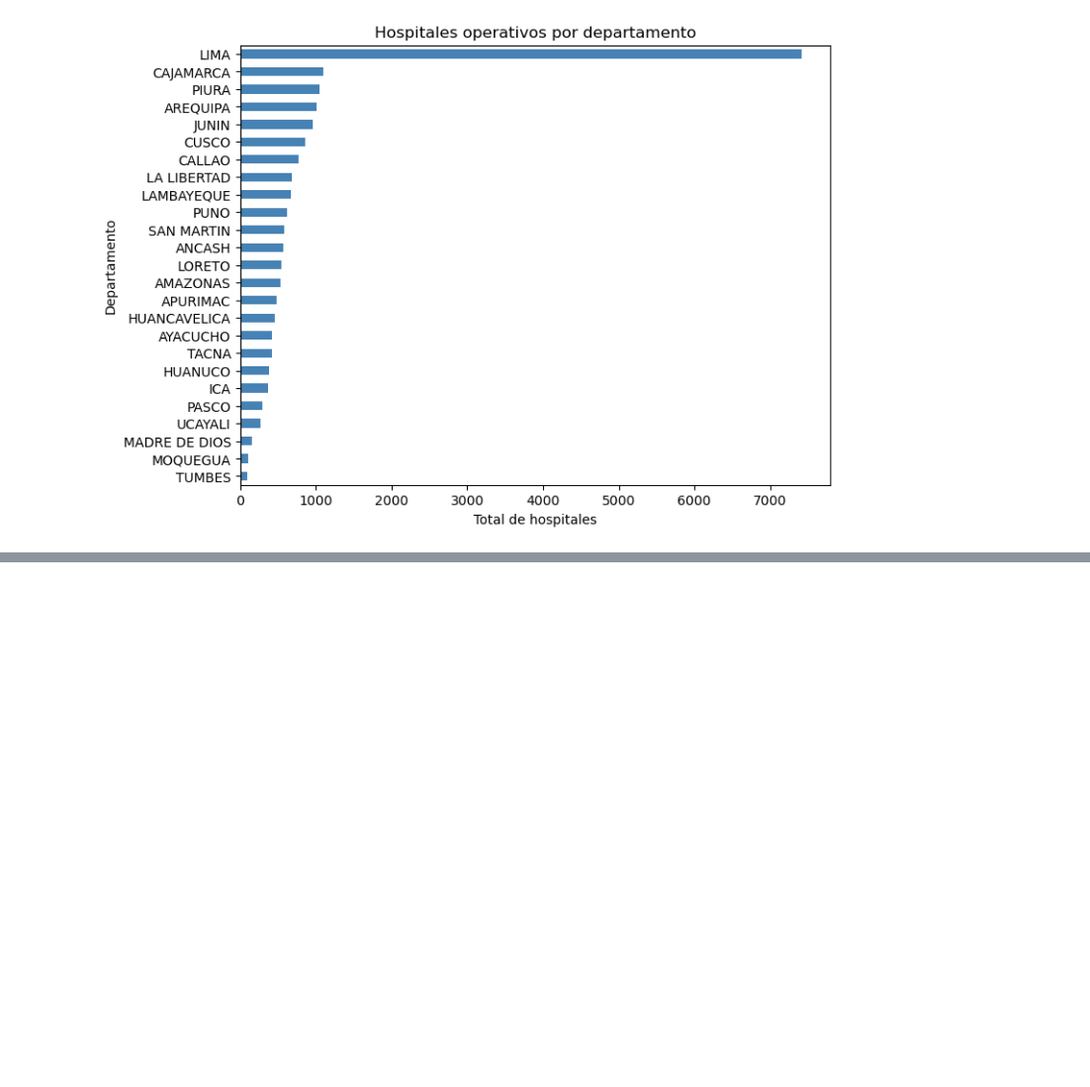
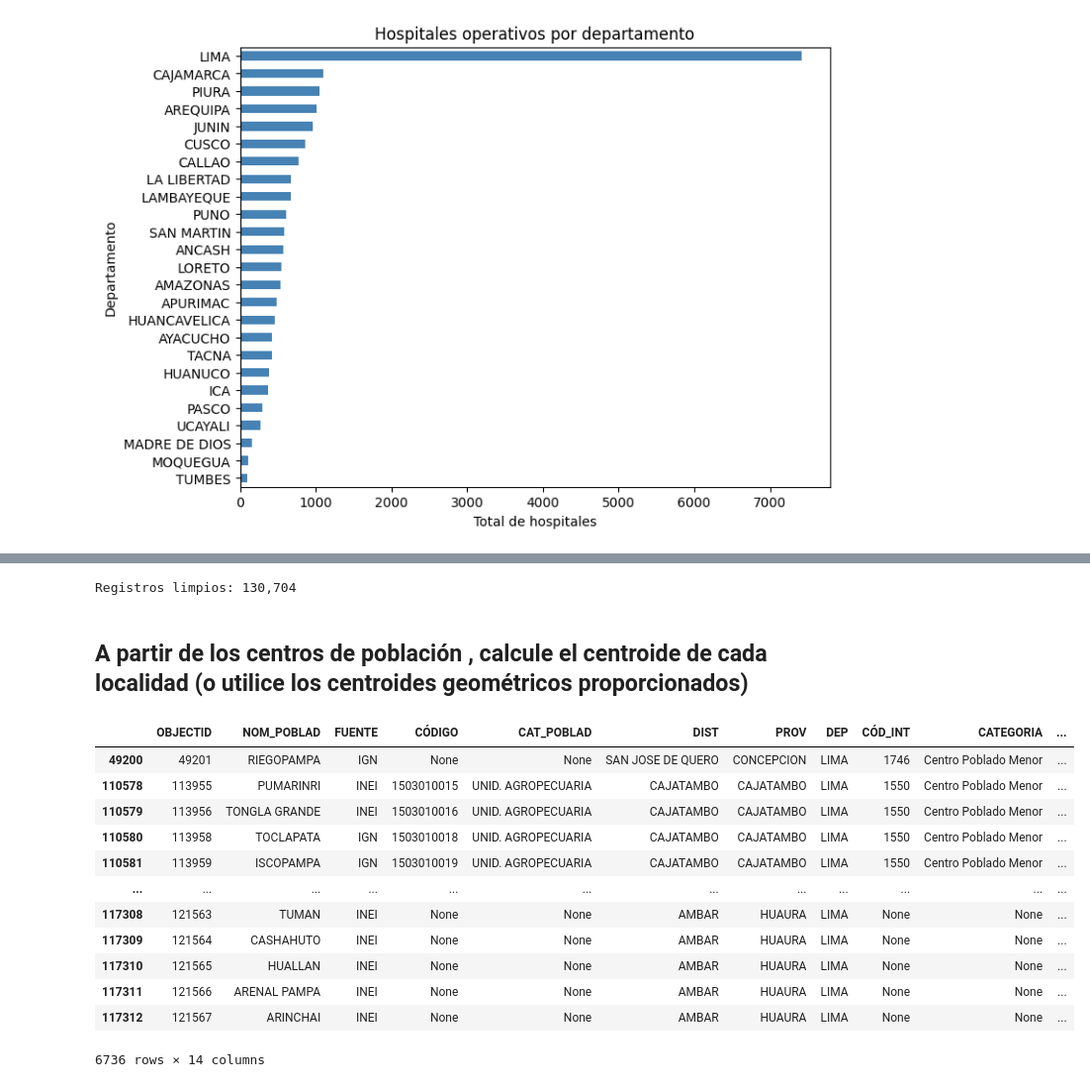
Before and after one commit to Azucena0126/Hospitals-Access-Peru, a Jupyter notebook: data/geopandas.ipynb, the cells around one changed output, grey strips where cells are left out. Shown at 99% size. Cells and saved outputs as stored; diff of their text form; code cells hidden in the pictures; blank space fills up the shorter version.

```diff
--- a/data/geopandas.ipynb
+++ b/data/geopandas.ipynb
@@ -255,0 +375,5 @@ plt.show()
+# %%
+# 1) Cargamos CCPP y asegurar CRS EPSG:4326
+ccpp = gpd.read_file(r"./CCPP_IGN100K.shp")
+ccpp = ccpp.set_crs(4326) if ccpp.crs is None else ccpp.to_crs(4326)
+ccpp.head(5)
@@ -255,0 +387,30 @@ plt.show()
+# %%
+#Limpieza de data
+
+# Usar/crear columnas X (lon) e Y (lat)
+if not {"X","Y"}.issubset(ccpp.columns):
+    ccpp["X"] = ccpp.geometry.x
+    ccpp["Y"] = ccpp.geometry.y
+
+# 1) Coordenadas válidas
+ccpp["X"] = pd.to_numeric(ccpp["X"], errors="coerce")
+ccpp["Y"] = pd.to_numeric(ccpp["Y"], errors="coerce")
+
+valid = (
+    np.isfinite(ccpp["X"]) & np.isfinite(ccpp["Y"]) &   # no NaN/inf
+    ccpp["X"].between(-180, 180) &                     # rango lon
+    ccpp["Y"].between(-90, 90) &                       # rango lat
+    (ccpp["X"] != 0) & (ccpp["Y"] != 0)                # evita (0,0)
+)
+
+ccpp = ccpp[valid].copy()
+
+# 2) Eliminar duplicados
+ccpp = ccpp.drop_duplicates(subset=["X","Y"]).copy()
+# (opcional) también por geometría:
+# ccpp = ccpp.drop_duplicates(subset=["geometry"]).copy()
+
+ccpp = ccpp.reset_index(drop=True)
+print(f"Registros limpios: {len(ccpp):,}")
+# %% [output]
+Registros limpios: 130,704
@@ -255,0 +424,20 @@ plt.show()
+# %% [markdown]
+## A partir de los centros de población , calcule el centroide de cada localidad (o utilice los centroides geométricos proporcionados)
+# %%
+## Filtramos Lima
+ccpp_lima = ccpp[ccpp.DEP == "LIMA"]
+ccpp_lima
+# %% [output]
+|  | OBJECTID | NOM_POBLAD | FUENTE | CÓDIGO | CAT_POBLAD | DIST | PROV | DEP | CÓD_INT | CATEGORIA | ... |
+| 49200 | 49201 | RIEGOPAMPA | IGN | None | None | SAN JOSE DE QUERO | CONCEPCION | LIMA | 1746 | Centro Poblado Menor | ... |
+| 110578 | 113955 | PUMARINRI | INEI | 1503010015 | UNID. AGROPECUARIA | CAJATAMBO | CAJATAMBO | LIMA | 1550 | Centro Poblado Menor | ... |
+| 110579 | 113956 | TONGLA GRANDE | INEI | 1503010016 | UNID. AGROPECUARIA | CAJATAMBO | CAJATAMBO | LIMA | 1550 | Centro Poblado Menor | ... |
+| 110580 | 113958 | TOCLAPATA | IGN | 1503010018 | UNID. AGROPECUARIA | CAJATAMBO | CAJATAMBO | LIMA | 1550 | Centro Poblado Menor | ... |
+| 110581 | 113959 | ISCOPAMPA | IGN | 1503010019 | UNID. AGROPECUARIA | CAJATAMBO | CAJATAMBO | LIMA | 1550 | Centro Poblado Menor | ... |
+| ... | ... | ... | ... | ... | ... | ... | ... | ... | ... | ... | ... |
+| 117308 | 121563 | TUMAN | INEI | None | None | AMBAR | HUAURA | LIMA | None | None | ... |
+| 117309 | 121564 | CASHAHUTO | INEI | None | None | AMBAR | HUAURA | LIMA | None | None | ... |
+| 117310 | 121565 | HUALLAN | INEI | None | None | AMBAR | HUAURA | LIMA | None | None | ... |
+| 117311 | 121566 | ARENAL PAMPA | INEI | None | None | AMBAR | HUAURA | LIMA | None | None | ... |
+| 117312 | 121567 | ARINCHAI | INEI | None | None | AMBAR | HUAURA | LIMA | None | None | ... |
+6736 rows × 14 columns
```
Also changed, not shown: parts of 63 cells of this notebook.
